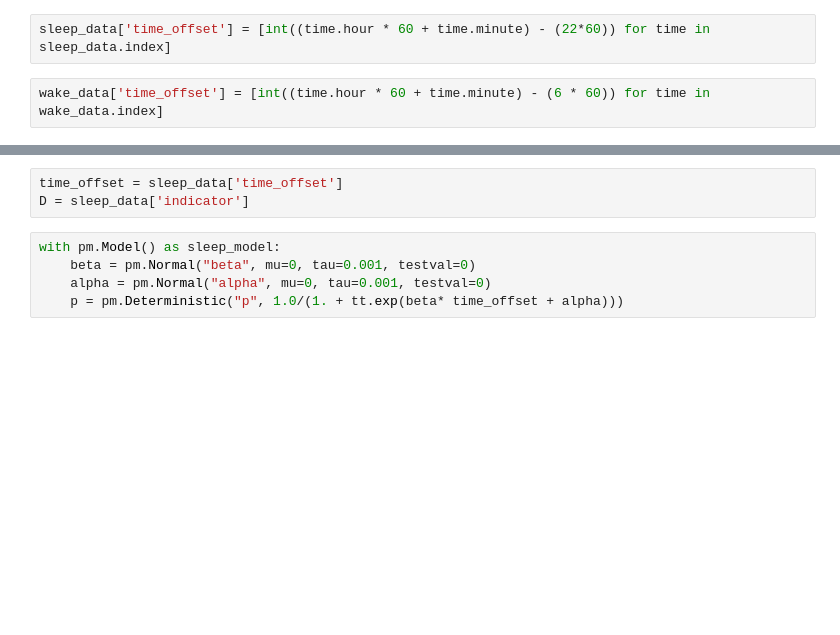
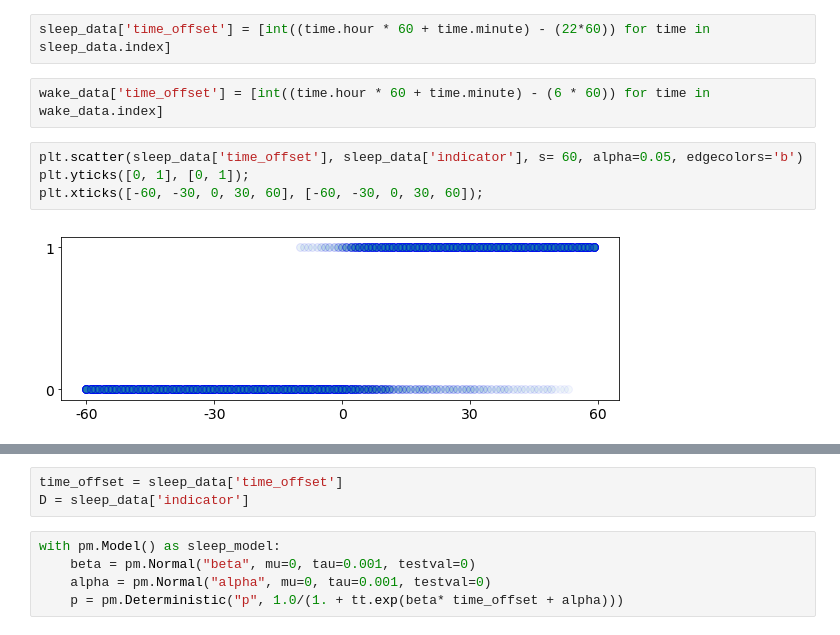
Before and after one commit to WillKoehrsen/eecs-491, a Jupyter notebook: assign/assign_1/assign_1.ipynb, the cells around one changed output, grey strips where cells are left out. Drawn from its saved outputs; the diff is of its cells as text; blank space fills up the shorter version.

```diff
--- a/assign/assign_1/assign_1.ipynb
+++ b/assign/assign_1/assign_1.ipynb
@@ -136,4 +141,10 @@ np.sum(wake_data['indicator'])
 sleep_data['time_offset'] = [int((time.hour * 60 + time.minute) - (22*60)) for time in sleep_data.index]
 # %%
 wake_data['time_offset'] = [int((time.hour * 60 + time.minute) - (6 * 60)) for time in wake_data.index]
+# %%
+plt.scatter(sleep_data['time_offset'], sleep_data['indicator'], s= 60, alpha=0.05, edgecolors='b')
+plt.yticks([0, 1], [0, 1]);
+plt.xticks([-60, -30, 0, 30, 60], [-60, -30, 0, 30, 60]);
+# %% [output]
+[figure, added]
 # %%
```
Also changed, not shown: parts of 17 cells of this notebook.
